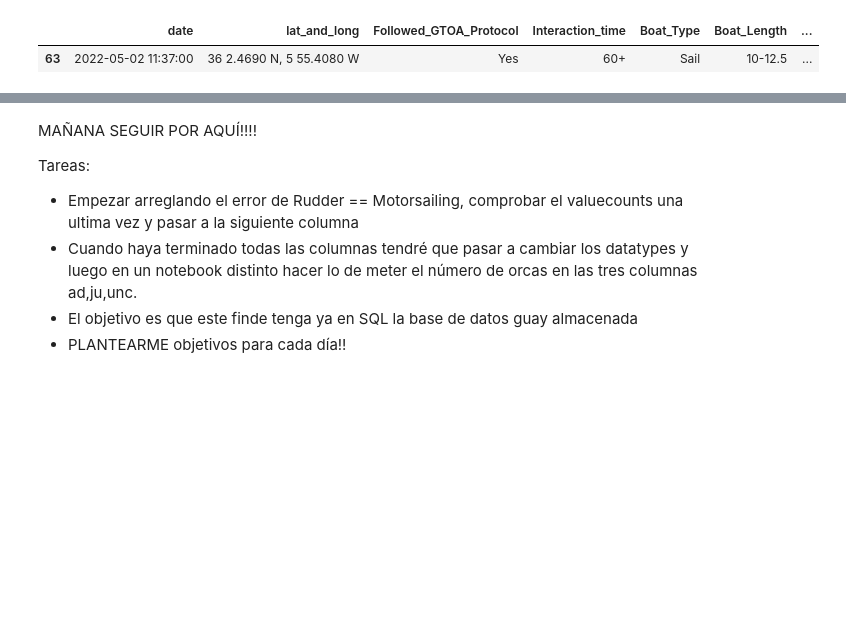
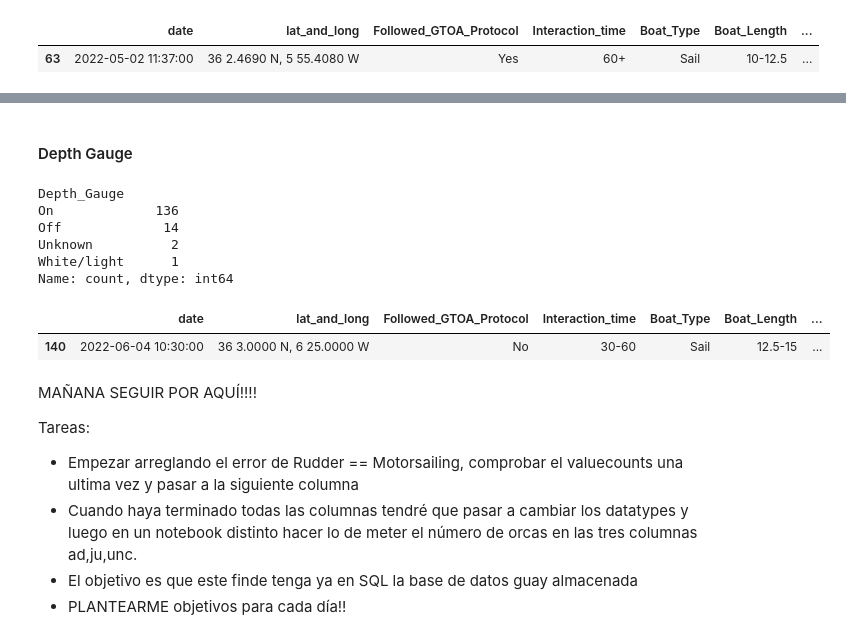
Before and after one commit to Jacobomb/Orca-interactions-in-the-Iberian-Peninsula, a Jupyter notebook: notebooks/2.DataCleaning.ipynb, the cells around one changed output, grey strips where cells are left out. Cells and saved outputs as stored; diff of their text form; code cells hidden in the pictures; blank space fills up the shorter version.

```diff
--- a/notebooks/2.DataCleaning.ipynb
+++ b/notebooks/2.DataCleaning.ipynb
@@ -1520,0 +1625,11 @@ df[df.Distance_Off_Land_NM == 'On']
+# %%
+# Indice de la fila que queremos alterar
+index_to_shift = 26
+
+# Cogemos el indice de la columna 'Depth_Meters'
+Depth_Meters_column_index = df.columns.get_loc('Depth_Meters')
+
+# Usamos la función shift para la fila en particular y desde 'Depth_Meters' en adelante
+df.iloc[index_to_shift, Depth_Meters_column_index:] = df.iloc[index_to_shift, Depth_Meters_column_index:].shift(1)
+
+print(df.iloc[index_to_shift])
@@ -1520,0 +1654,11 @@ df[df.Distance_Off_Land_NM == 'On']
+# %%
+# Indice de la fila que queremos alterar
+index_to_shift = 70
+
+# Cogemos el indice de la columna 'Depth_Meters'
+Depth_Meters_column_index = df.columns.get_loc('Depth_Meters')
+
+# Usamos la función shift para la fila en particular y desde 'Depth_Meters' en adelante
+df.iloc[index_to_shift, Depth_Meters_column_index:] = df.iloc[index_to_shift, Depth_Meters_column_index:].shift(1)
+
+print(df.iloc[index_to_shift])
@@ -1520,0 +1683,11 @@ df[df.Distance_Off_Land_NM == 'On']
+# %%
+# Indice de la fila que queremos alterar
+index_to_shift = 114
+
+# Cogemos el indice de la columna 'Depth_Meters'
+Depth_Meters_column_index = df.columns.get_loc('Depth_Meters')
+
+# Usamos la función shift para la fila en particular y desde 'Depth_Meters' en adelante
+df.iloc[index_to_shift, Depth_Meters_column_index:] = df.iloc[index_to_shift, Depth_Meters_column_index:].shift(1)
+
+print(df.iloc[index_to_shift])
@@ -1520,0 +1712,8 @@ df[df.Distance_Off_Land_NM == 'On']
+# %%
+# Cambiamos a mano el valor de la columna Depth_Meters a 'Unknown' para las tres filas
+
+df.loc[26, 'Depth_Meters'] = 'Unknown'
+df.loc[70, 'Depth_Meters'] = 'Unknown'
+df.loc[114, 'Depth_Meters'] = 'Unknown'
+
+df.Depth_Meters.value_counts()
@@ -1520,0 +1730,17 @@ df[df.Distance_Off_Land_NM == 'On']
+# %% [markdown]
+#### Depth Gauge
+# %%
+df.Depth_Gauge.value_counts()
+# %% [output]
+Depth_Gauge
+On             136
+Off             14
+Unknown          2
+White/light      1
+Name: count, dtype: int64
+# %%
+# Debemos analizar por separado la fila en la que está el valor anómalo 'White/light'
+df[df.Depth_Gauge == 'White/light']
+# %% [output]
+|  | date | lat_and_long | Followed_GTOA_Protocol | Interaction_time | Boat_Type | Boat_Length | ... |
+| 140 | 2022-06-04 10:30:00 | 36 3.0000 N, 6 25.0000 W | No | 30-60 | Sail | 12.5-15 | ... |
```
Also changed, not shown: parts of 16 cells of this notebook.
